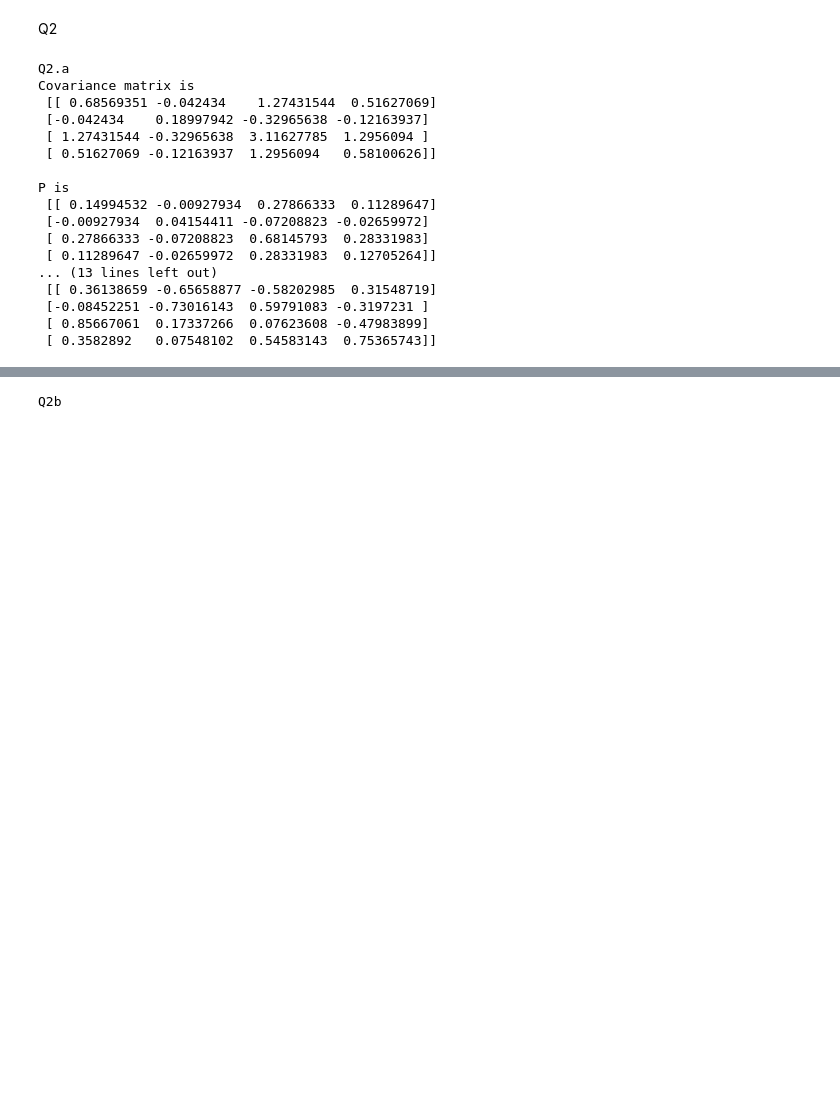
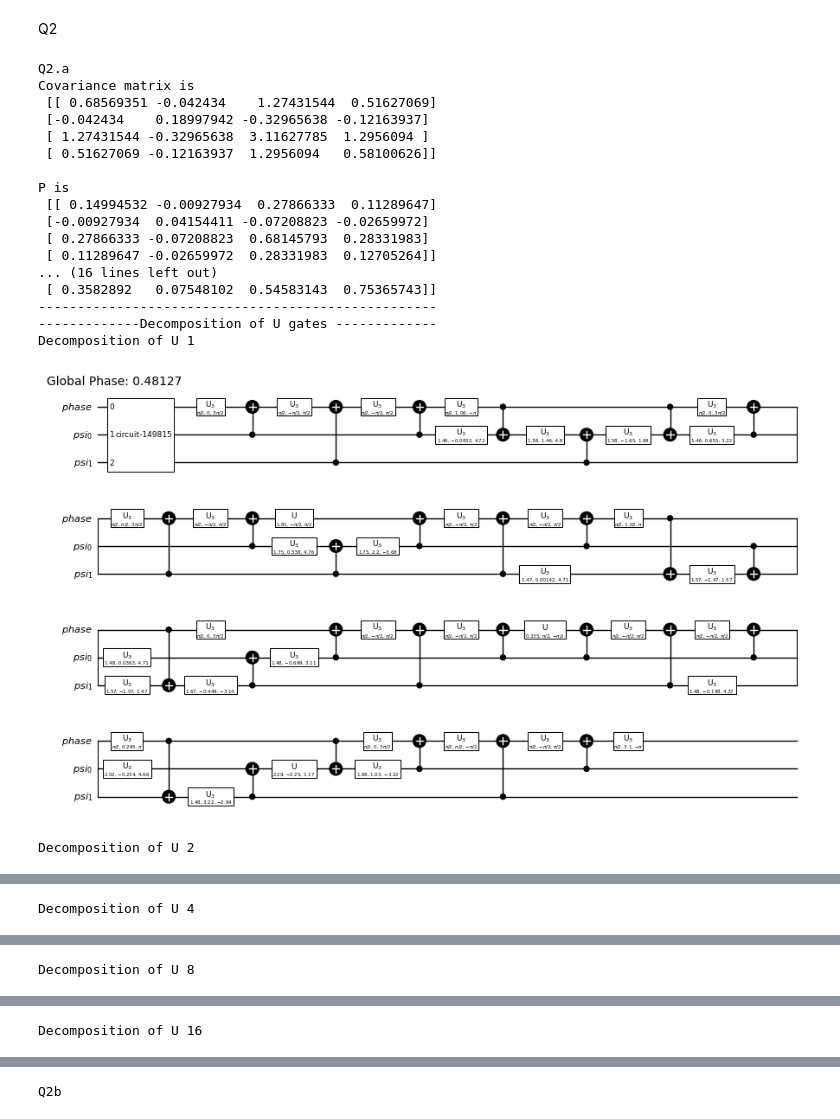
Before and after one commit to Lucifer1662/quantum, a Jupyter notebook: Assignement 1.ipynb, the cells around one changed output, grey strips where cells are left out. Saved outputs shown, nothing was run; the diff lists cells and outputs as text; code cells hidden in the pictures; blank space fills up the shorter version.

```diff
--- a/Assignement 1.ipynb
+++ b/Assignement 1.ipynb
@@ -1198,6 +1198,8 @@ import numpy as np
 from sklearn import datasets
 import scipy as sp
 from math import pi
+from qiskit.extensions import UnitaryGate
+
 
 print("Q2.a")
 
@@ -1208,34 +1210,55 @@ cov = np.cov(iris.data.T)
 print("Covariance matrix is \n", cov)
 print()
 
 p = cov / np.trace(cov)
 
 print("P is \n", p)
 print()
 
 
 e_i2piP = sp.linalg.expm( 1j * 2* pi * p )
 print("e^i2piP is \n", e_i2piP)
 
 
 (eig_values, eig_vectors) = np.linalg.eig(p)
 print("eigen values for p is \n", eig_values)
 print("eigen vectors for p is \n", eig_vectors)
+
+
+print("---------------------------------------------------")
+print("-------------Decomposition of U gates -------------")
+
+
+for i in range(5):
+    label = "Up " + str(2**i)
+    phase_quibts = QuantumRegister(1, "phase")
+    psi = QuantumRegister(2, "psi")
+
+    qpe_circuit = QuantumCircuit(phase_quibts, psi, name="QPE")
+
+    u = UnitaryGate(sp.linalg.expm( 1j * 2* pi * 2**i * p), label=label).control(1)
+    qpe_circuit.append(u, [0 ,1,2])
+    qpe_trans = transpile(qpe_circuit, backend_sv)
+    rho = 2**i
+    print(f"Decomposition of U {rho}")
+    display(qpe_trans.decompose().draw('mpl',style="bw", scale = 0.5))
 # %% [output]
 Q2.a
 Covariance matrix is
  [[ 0.68569351 -0.042434    1.27431544  0.51627069]
  [-0.042434    0.18997942 -0.32965638 -0.12163937]
  [ 1.27431544 -0.32965638  3.11627785  1.2956094 ]
  [ 0.51627069 -0.12163937  1.2956094   0.58100626]]
 
 P is
  [[ 0.14994532 -0.00927934  0.27866333  0.11289647]
  [-0.00927934  0.04154411 -0.07208823 -0.02659972]
  [ 0.27866333 -0.07208823  0.68145793  0.28331983]
  [ 0.11289647 -0.02659972  0.28331983  0.12705264]]
-... (13 lines left out)
- [[ 0.36138659 -0.65658877 -0.58202985  0.31548719]
- [-0.08452251 -0.73016143  0.59791083 -0.3197231 ]
- [ 0.85667061  0.17337266  0.07623608 -0.47983899]
+... (16 lines left out)
  [ 0.3582892   0.07548102  0.54583143  0.75365743]]
+---------------------------------------------------
+-------------Decomposition of U gates -------------
+Decomposition of U 1
+[figure, added]
+Decomposition of U 2
@@ -1241,0 +1266 @@ P is
+Decomposition of U 4
@@ -1241,0 +1268 @@ P is
+Decomposition of U 8
@@ -1241,0 +1270 @@ P is
+Decomposition of U 16
```
Also changed, not shown: parts of 12 cells of this notebook, 3 other files.
